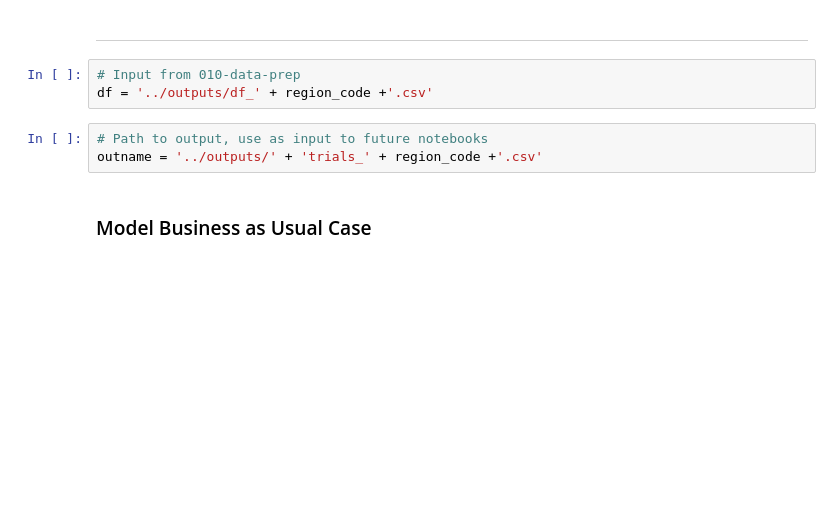
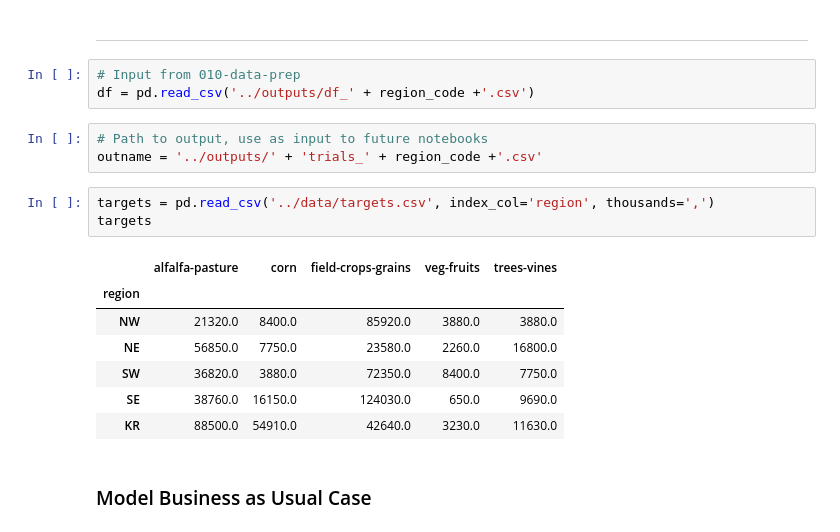
Before and after one commit to eanderson-ei/cv-mbom, a Jupyter notebook: notebooks/020-business-as-usual.ipynb, the cells around one changed output. Drawn from its saved outputs; the diff is of its cells as text; blank space fills up the shorter version.

```diff
--- a/notebooks/020-business-as-usual.ipynb
+++ b/notebooks/020-business-as-usual.ipynb
@@ -17,10 +17,21 @@ region_code = 'KR'
 <hr></hr>
 # %%
 # Input from 010-data-prep
-df = '../outputs/df_' + region_code +'.csv'
+df = pd.read_csv('../outputs/df_' + region_code +'.csv')
 # %%
 # Path to output, use as input to future notebooks
 outname = '../outputs/' + 'trials_' + region_code +'.csv'
+# %%
+targets = pd.read_csv('../data/targets.csv', index_col='region', thousands=',')
+targets
+# %% [output]
+|  | alfalfa-pasture | corn | field-crops-grains | veg-fruits | trees-vines |
+| region |  |  |  |  |  |
+| NW | 21320.0 | 8400.0 | 85920.0 | 3880.0 | 3880.0 |
+| NE | 56850.0 | 7750.0 | 23580.0 | 2260.0 | 16800.0 |
+| SW | 36820.0 | 3880.0 | 72350.0 | 8400.0 | 7750.0 |
+| SE | 38760.0 | 16150.0 | 124030.0 | 650.0 | 9690.0 |
+| KR | 88500.0 | 54910.0 | 42640.0 | 3230.0 | 11630.0 |
 # %% [markdown]
 ### Model Business as Usual Case
 # %%
```
Also changed, not shown: parts of 6 cells of this notebook, 5 other files.
